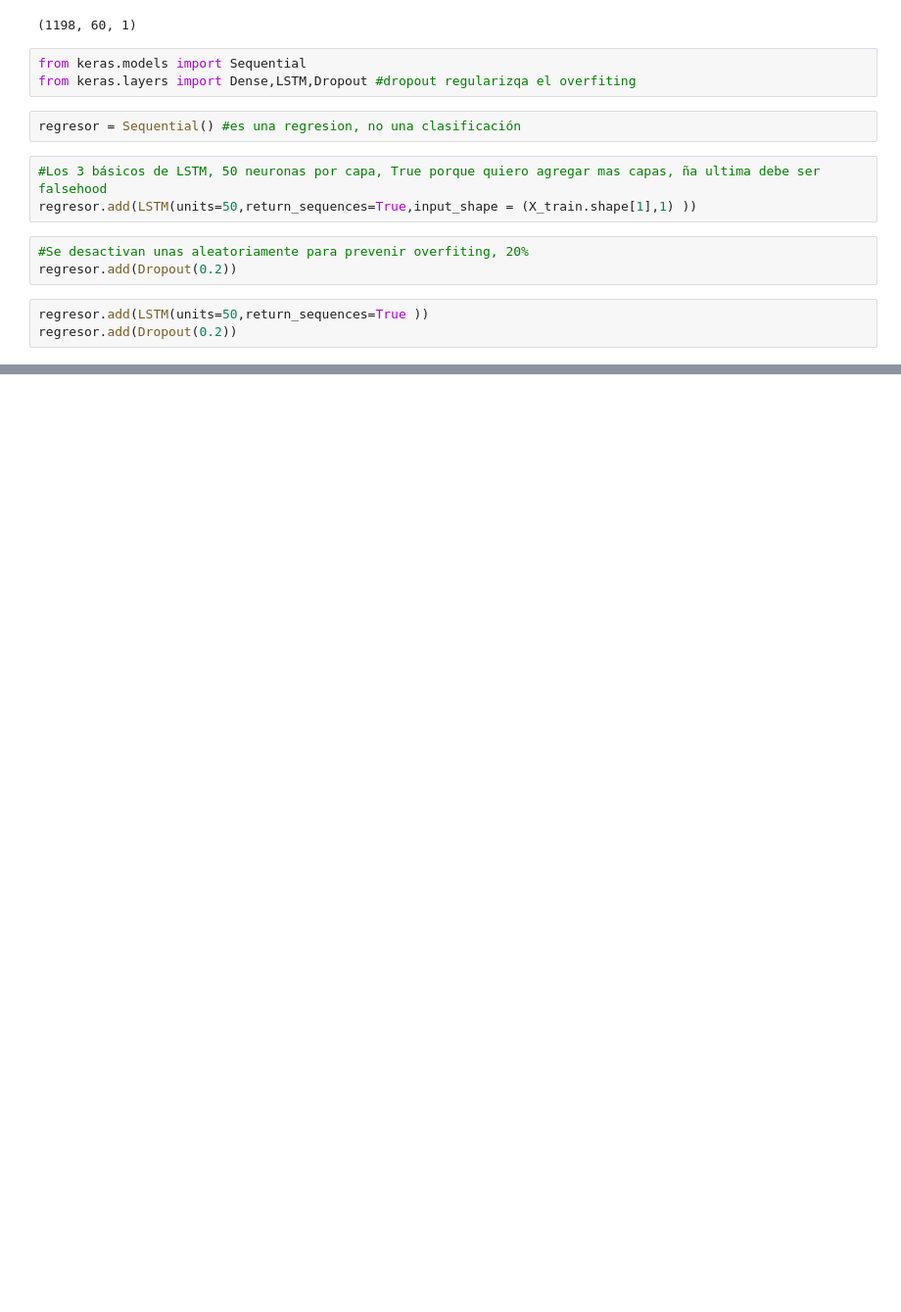
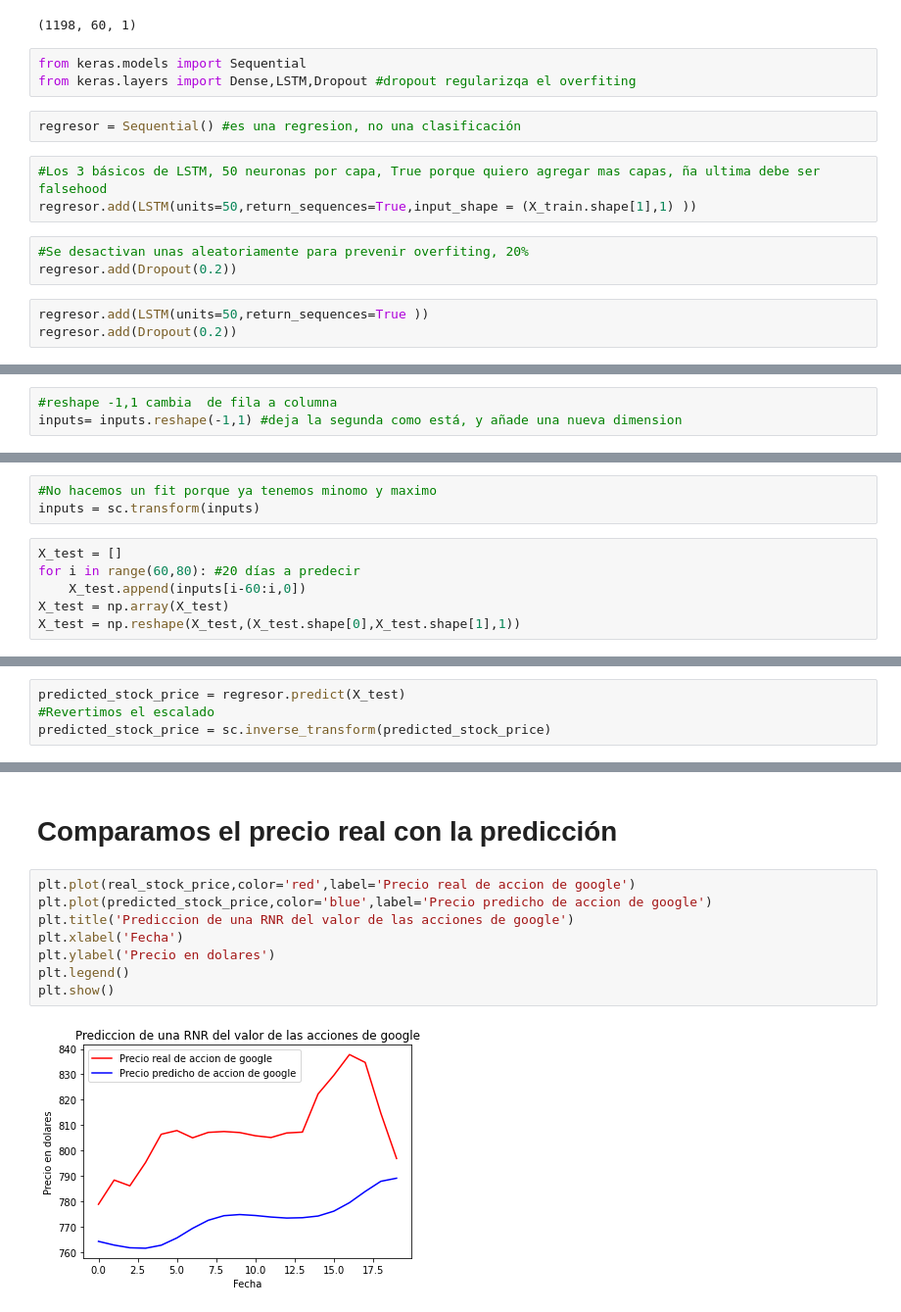
Before and after one commit to arcadio2/deep-learning-python, a Jupyter notebook: Part 3 - Recurrent Neural Networks (RNN)/RNN.ipynb, the cells around one changed output, grey strips where cells are left out. Shown at 98% size. Cells and saved outputs as stored; diff of their text form; blank space fills up the shorter version.

```diff
--- a/Part 3 - Recurrent Neural Networks (RNN)/RNN.ipynb
+++ b/Part 3 - Recurrent Neural Networks (RNN)/RNN.ipynb
@@ -200,0 +236,3 @@ real_stock_price.shape
+# %%
+#reshape -1,1 cambia  de fila a columna
+inputs= inputs.reshape(-1,1) #deja la segunda como está, y añade una nueva dimension
@@ -200,0 +243,9 @@ real_stock_price.shape
+# %%
+#No hacemos un fit porque ya tenemos minomo y maximo
+inputs = sc.transform(inputs)
+# %%
+X_test = []
+for i in range(60,80): #20 días a predecir
+    X_test.append(inputs[i-60:i,0])
+X_test = np.array(X_test)
+X_test = np.reshape(X_test,(X_test.shape[0],X_test.shape[1],1))
@@ -200,0 +256,4 @@ real_stock_price.shape
+# %%
+predicted_stock_price = regresor.predict(X_test)
+#Revertimos el escalado
+predicted_stock_price = sc.inverse_transform(predicted_stock_price)
@@ -200,0 +296,12 @@ real_stock_price.shape
+# %% [markdown]
+# Comparamos el precio real con la predicción
+# %%
+plt.plot(real_stock_price,color='red',label='Precio real de accion de google')
+plt.plot(predicted_stock_price,color='blue',label='Precio predicho de accion de google')
+plt.title('Prediccion de una RNR del valor de las acciones de google')
+plt.xlabel('Fecha')
+plt.ylabel('Precio en dolares')
+plt.legend()
+plt.show()
+# %% [output]
+[figure, added]
```
Also changed, not shown: parts of 36 cells of this notebook.
